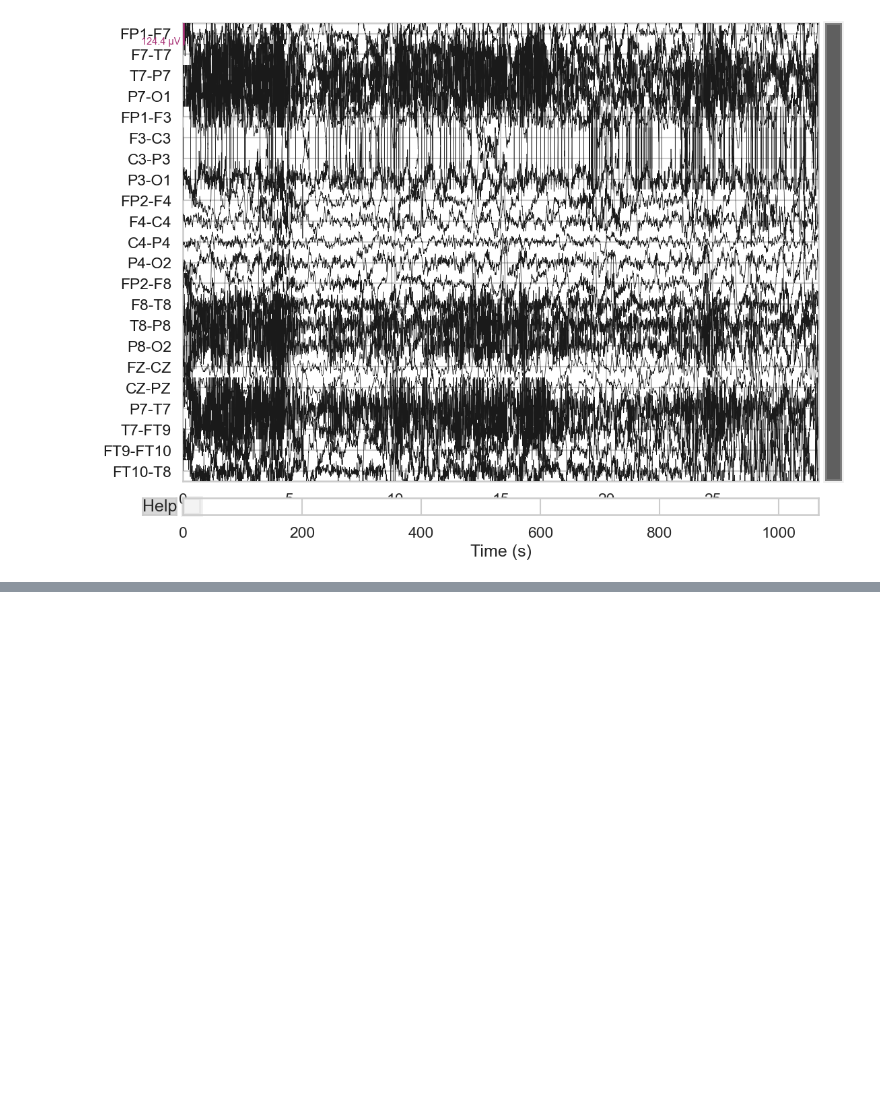
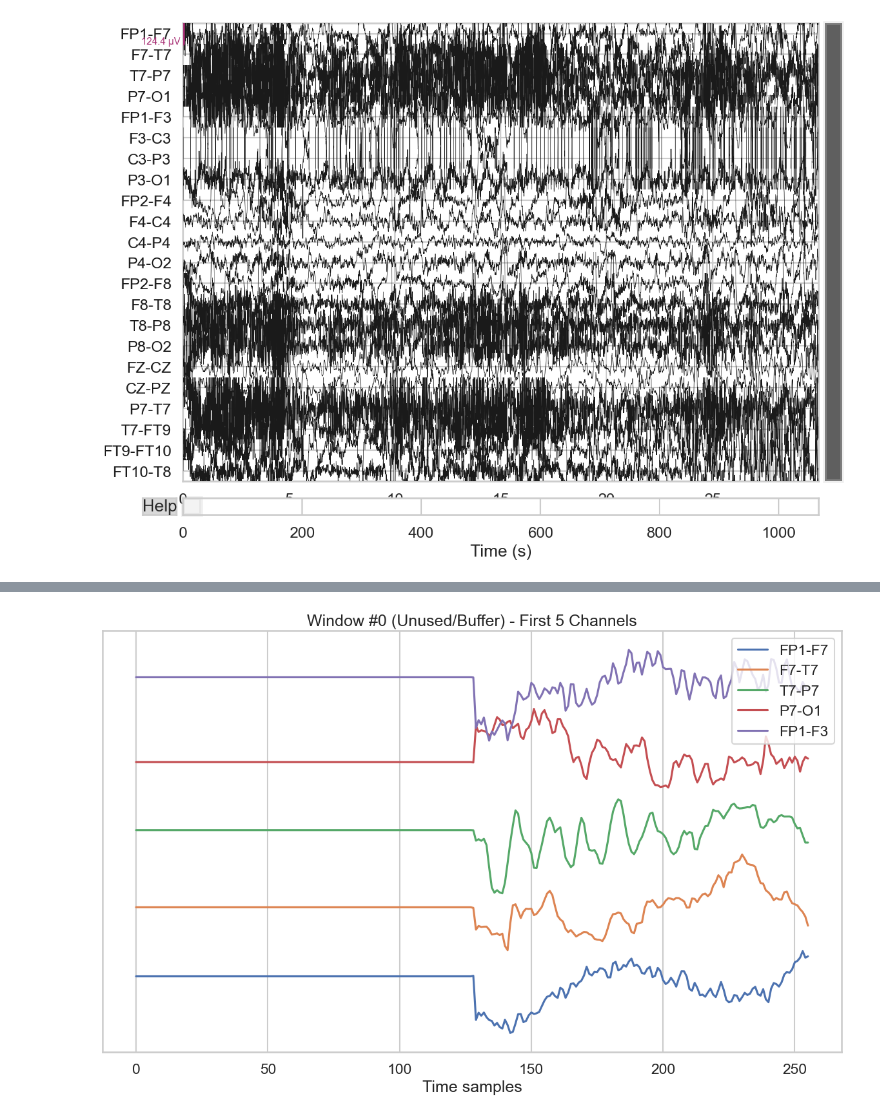
Before and after one commit to denizyennerr/Tez, a Jupyter notebook: notebooks/analysis.ipynb, the cells around one changed output, grey strips where cells are left out. Cells and saved outputs as stored; diff of their text form; code cells hidden in the pictures; blank space fills up the shorter version.

Commit message:
Continue preprocessing and windowing implementation

```diff
--- a/notebooks/analysis.ipynb
+++ b/notebooks/analysis.ipynb
@@ -1100,0 +1030,99 @@ if __name__ == "__main__":
+# %%
+import numpy as np
+import matplotlib.pyplot as plt
+from pathlib import Path
+import os
+
+# CONFIGURATION
+# We will check the first file found in this directory
+CHECK_DIR = "c:/Users/gorse/OneDrive - TUNI.fi/Desktop/Tez/uvtez/data/preprocessed/chb03"
+WINDOW_KEY = '2s'  # The key for 2-second windows (floats are saved as strings in npz)
+
+def inspect_data(directory):
+    path = Path(directory)
+    files = list(path.glob("*.npz"))
+
+    if not files:
+        print(f"❌ No .npz files found in {path.absolute()}")
+        return
+
+    # Pick the first file to inspect
+    target_file = files[0]
+    print(f"🔍 Inspecting file: {target_file.name}")
+    print("-" * 50)
+
+    try:
+        with np.load(target_file, allow_pickle=True) as data:
+            # 1. Check Keys
+            print(f"📂 Available Keys: {data.files}")
+
+            if WINDOW_KEY not in data:
+                print(f"❌ Missing key '{WINDOW_KEY}'. Did you save 2-second windows?")
+                return
+
+            # 2. Load Data
+            windows = data[WINDOW_KEY]
+            labels = data['labels']
+            channels = data['channel_names']
+            sfreq = data['sfreq']
+
+            print(f"\n📊 Metadata:")
+            print(f"   - Sampling Freq: {sfreq} Hz")
+            print(f"   - Channel Count: {len(channels)}")
+            print(f"   - Channels: {list(channels)[:5]} ...")
+
+            print(f"\n📐 Dimensions:")
+            print(f"   - Windows Shape: {windows.shape} (Windows, Channels, Time)")
+            print(f"   - Labels Shape:  {labels.shape}")
+
+            # Verify shapes match
+            if windows.shape[0] != labels.shape[0]:
+                print(f"❌ Mismatch: {windows.shape[0]} windows vs {labels.shape[0]} labels!")
+            else:
+                print(f"✅ Count Check: Windows and labels define the same number of samples.")
+
+            # 3. Check Normalization Statistics (Z-Score check)
+            print(f"\nmean/std Check (First 5 windows):")
+            glob_mean = np.mean(windows)
+            glob_std = np.std(windows)
+            print(f"   - Global Mean: {glob_mean:.4f} (Should be close to 0)")
+            print(f"   - Global Std:  {glob_std:.4f} (Should be close to 1)")
+
+            if abs(glob_mean) > 0.1 or abs(glob_std - 1.0) > 0.1:
+                print("⚠️ Warning: Data does not appear to be perfectly Z-scored globally.")
+                print("   (This is expected if you normalized *per window* rather than globally)")
+
+            # 4. Visual Sanity Check
+            visualize_window(windows, labels, channels, index=0)
+
+    except Exception as e:
+        print(f"❌ Error reading file: {e}")
+
+def visualize_window(windows, labels, channels, index=0):
+    """Plots a single window to verify it looks like EEG"""
+    data = windows[index]
+    label = labels[index]
+
+    # Label decoding
+    label_str = "Seizure" if label == 1 else "Interictal"
+    if label == -1: label_str = "Unused/Buffer"
+
+    plt.figure(figsize=(12, 8))
+
+    # Plot first 5 channels for clarity
+    offset = 0
+    for i in range(min(5, len(channels))):
+        plt.plot(data[i, :] + offset, label=channels[i])
+        offset += 5 # Add offset to stack signals vertically
+
+    plt.title(f"Window #{index} ({label_str}) - First 5 Channels")
+    plt.xlabel("Time samples")
+    plt.yticks([])
+    plt.legend(loc='upper right')
+    plt.tight_layout()
+    plt.show()
+    print("\n✅ Plot generated. Close the plot window to finish.")
+
+if __name__ == "__main__":
+    inspect_data(CHECK_DIR)
+# %% [output]
@@ -1100,0 +1146 @@ if __name__ == "__main__":
+[figure, added]
```
Also changed, not shown: parts of 6 cells of this notebook, 2 other files.
